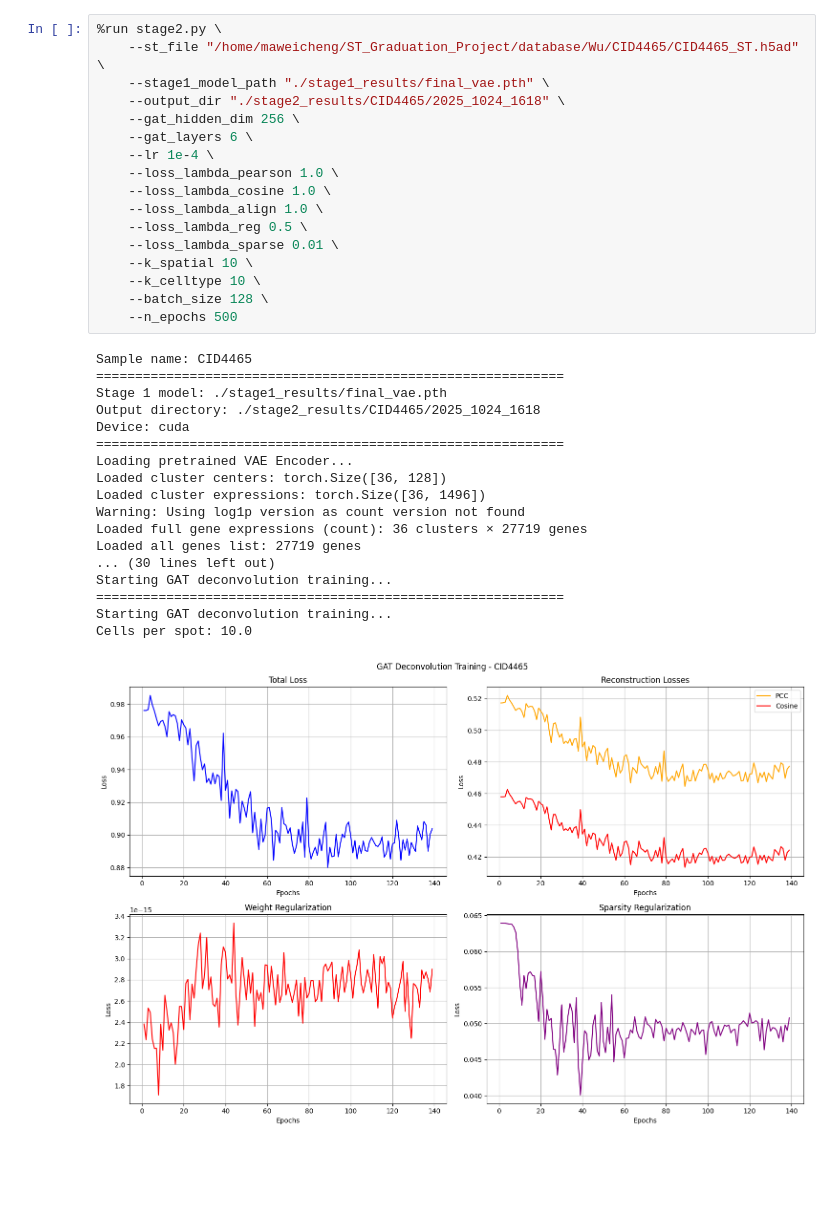
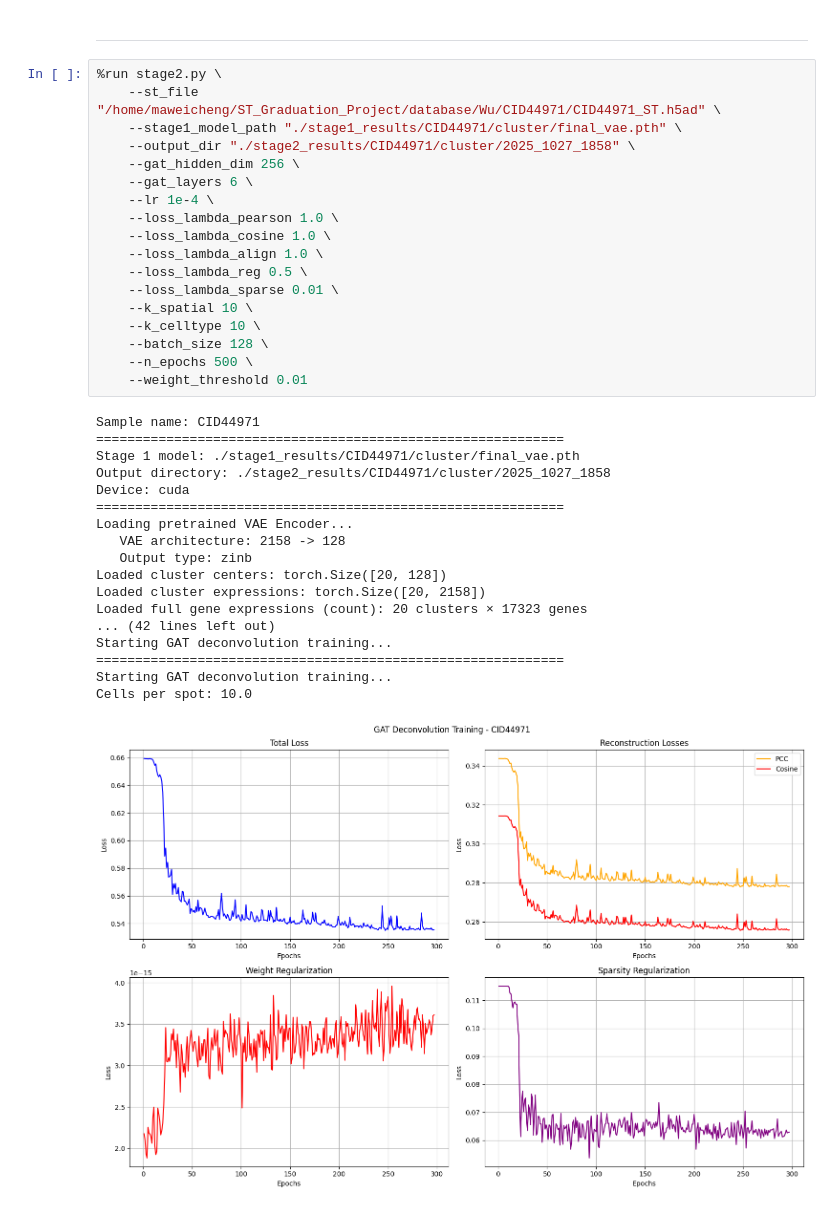
Before and after one commit to KuangQuanS/Spagraph, a Jupyter notebook: SC_MAP_ST/run.ipynb, the cells around one changed output. Cells and saved outputs as stored; diff of their text form; blank space fills up the shorter version.

```diff
--- a/SC_MAP_ST/run.ipynb
+++ b/SC_MAP_ST/run.ipynb
@@ -45,39 +52,42 @@ Saving model to: ./stage1_results/2025_1024_1618/final_vae.pth
+# %% [markdown]
+---
 # %%
 %run stage2.py \
-    --st_file "/home/maweicheng/ST_Graduation_Project/database/Wu/CID4465/CID4465_ST.h5ad" \
-    --stage1_model_path "./stage1_results/final_vae.pth" \
-    --output_dir "./stage2_results/CID4465/2025_1024_1618" \
+    --st_file "/home/maweicheng/ST_Graduation_Project/database/Wu/CID44971/CID44971_ST.h5ad" \
+    --stage1_model_path "./stage1_results/CID44971/cluster/final_vae.pth" \
+    --output_dir "./stage2_results/CID44971/cluster/2025_1027_1858" \
     --gat_hidden_dim 256 \
     --gat_layers 6 \
     --lr 1e-4 \
     --loss_lambda_pearson 1.0 \
     --loss_lambda_cosine 1.0 \
     --loss_lambda_align 1.0 \
     --loss_lambda_reg 0.5 \
     --loss_lambda_sparse 0.01 \
     --k_spatial 10 \
     --k_celltype 10 \
     --batch_size 128 \
-    --n_epochs 500
+    --n_epochs 500 \
+    --weight_threshold 0.01
 # %% [output]
-Sample name: CID4465
+Sample name: CID44971
 ============================================================
-Stage 1 model: ./stage1_results/final_vae.pth
-Output directory: ./stage2_results/CID4465/2025_1024_1618
+Stage 1 model: ./stage1_results/CID44971/cluster/final_vae.pth
+Output directory: ./stage2_results/CID44971/cluster/2025_1027_1858
 Device: cuda
 ============================================================
 Loading pretrained VAE Encoder...
-Loaded cluster centers: torch.Size([36, 128])
-Loaded cluster expressions: torch.Size([36, 1496])
-Warning: Using log1p version as count version not found
-Loaded full gene expressions (count): 36 clusters × 27719 genes
-Loaded all genes list: 27719 genes
-... (30 lines left out)
+   VAE architecture: 2158 -> 128
+   Output type: zinb
+Loaded cluster centers: torch.Size([20, 128])
+Loaded cluster expressions: torch.Size([20, 2158])
+Loaded full gene expressions (count): 20 clusters × 17323 genes
+... (42 lines left out)
 Starting GAT deconvolution training...
 ============================================================
 Starting GAT deconvolution training...
 Cells per spot: 10.0
-[figure, old version]
+[figure, new version]
 ============================================================
 Evaluating model results...
 Cells per spot: 10.0
```
Also changed, not shown: parts of 3 cells of this notebook, 6 other files.
